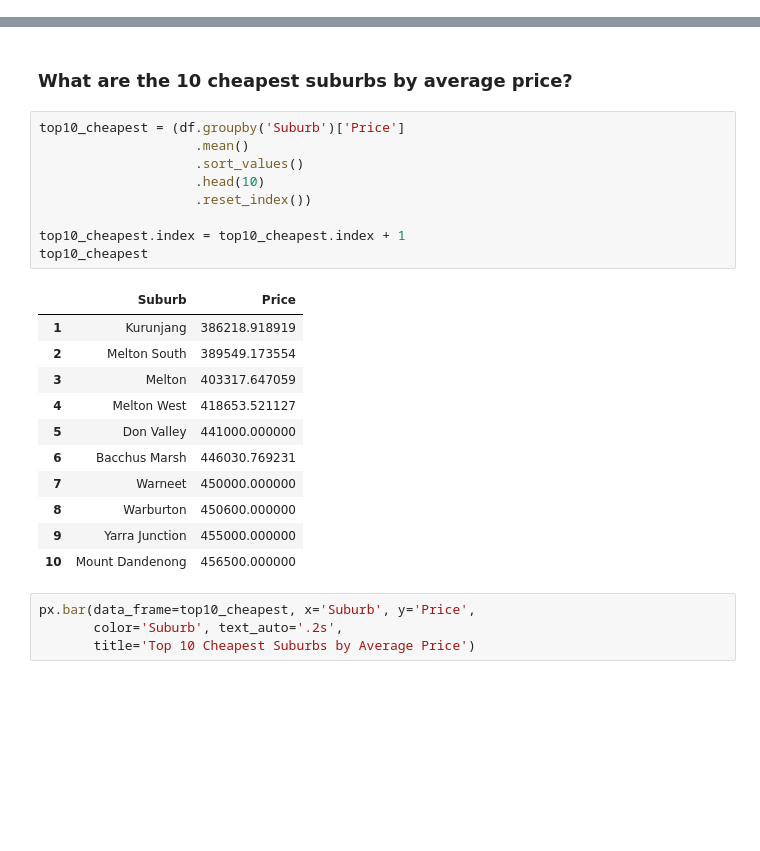
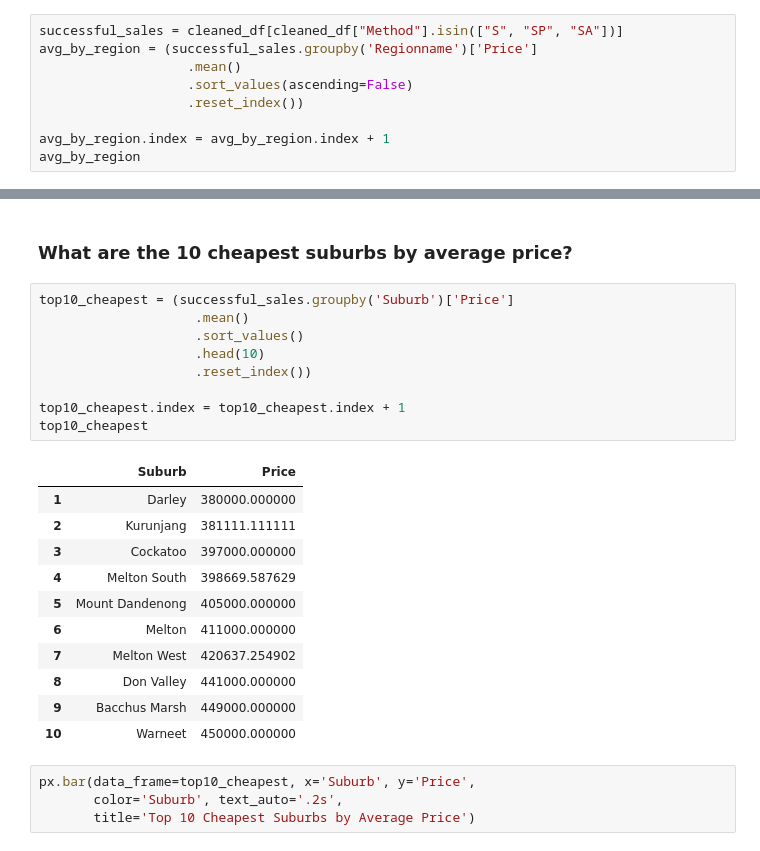
Before and after one commit to MariamMohamed9/Melbourne-Housing-Data-Analysis, a Jupyter notebook: Melbourne project/Melbourne_analysis.ipynb, the cells around one changed output, grey strips where cells are left out. Saved outputs shown, nothing was run; the diff lists cells and outputs as text; blank space fills up the shorter version.

```diff
--- a/Melbourne project/Melbourne_analysis.ipynb
+++ b/Melbourne project/Melbourne_analysis.ipynb
@@ -325,0 +316,9 @@ avg_by_region
+# %%
+successful_sales = cleaned_df[cleaned_df["Method"].isin(["S", "SP", "SA"])]
+avg_by_region = (successful_sales.groupby('Regionname')['Price']
+                   .mean()
+                   .sort_values(ascending=False)
+                   .reset_index())
+
+avg_by_region.index = avg_by_region.index + 1
+avg_by_region
@@ -357,26 +366,26 @@ px.bar(data_frame=top10_expensive , x='Suburb', y='Price',
 # %% [markdown]
 ###  What are the 10 cheapest suburbs by average price?
 # %%
-top10_cheapest = (df.groupby('Suburb')['Price']
+top10_cheapest = (successful_sales.groupby('Suburb')['Price']
                     .mean()
                     .sort_values()
                     .head(10)
                     .reset_index())
 
 top10_cheapest.index = top10_cheapest.index + 1
 top10_cheapest
 # %% [output]
 |  | Suburb | Price |
-| 1 | Kurunjang | 386218.918919 |
-| 2 | Melton South | 389549.173554 |
-| 3 | Melton | 403317.647059 |
-| 4 | Melton West | 418653.521127 |
-| 5 | Don Valley | 441000.000000 |
-| 6 | Bacchus Marsh | 446030.769231 |
-| 7 | Warneet | 450000.000000 |
-| 8 | Warburton | 450600.000000 |
-| 9 | Yarra Junction | 455000.000000 |
-| 10 | Mount Dandenong | 456500.000000 |
+| 1 | Darley | 380000.000000 |
+| 2 | Kurunjang | 381111.111111 |
+| 3 | Cockatoo | 397000.000000 |
+| 4 | Melton South | 398669.587629 |
+| 5 | Mount Dandenong | 405000.000000 |
+| 6 | Melton | 411000.000000 |
+| 7 | Melton West | 420637.254902 |
+| 8 | Don Valley | 441000.000000 |
+| 9 | Bacchus Marsh | 449000.000000 |
+| 10 | Warneet | 450000.000000 |
 # %%
 px.bar(data_frame=top10_cheapest, x='Suburb', y='Price',
        color='Suburb', text_auto='.2s',
```
Also changed, not shown: parts of 33 cells of this notebook, 9 other files.
